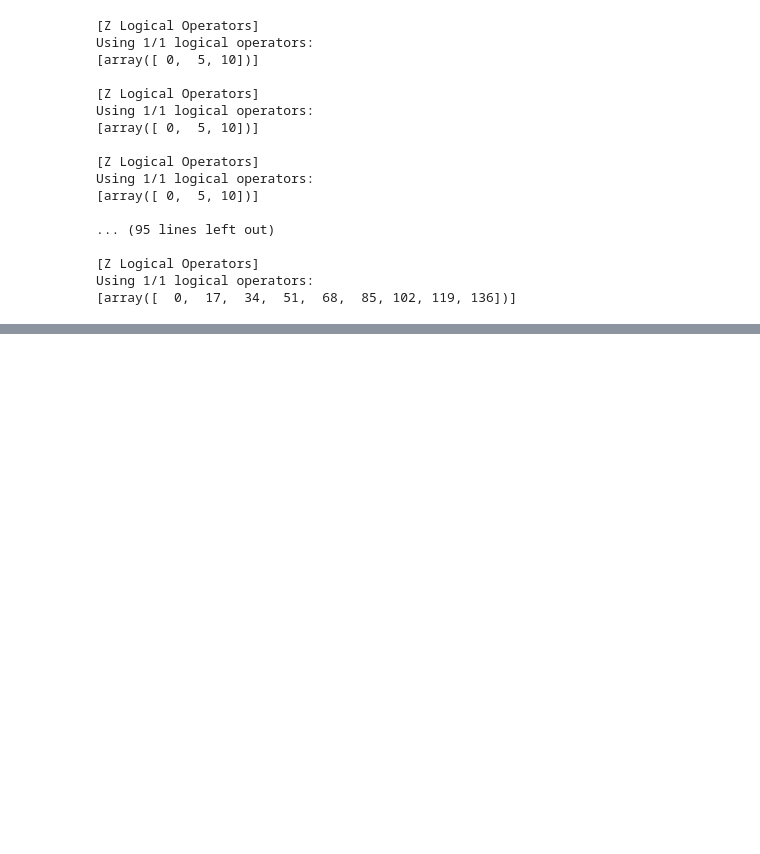
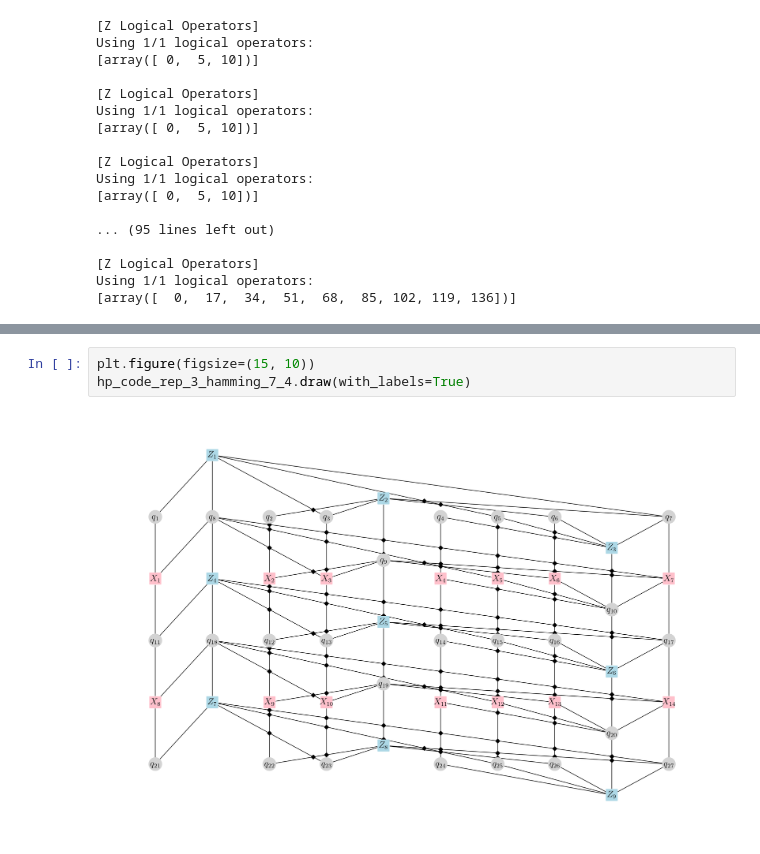
Before and after one commit to angelodibella/weave, a Jupyter notebook: examples/Tutorial.ipynb, the cells around one changed output, grey strips where cells are left out. Saved outputs shown, nothing was run; the diff lists cells and outputs as text; blank space fills up the shorter version.

```diff
--- a/examples/Tutorial.ipynb
+++ b/examples/Tutorial.ipynb
@@ -250,0 +190,5 @@ fig.set_dpi(120)  # Show it bigger
+# %%
+plt.figure(figsize=(15, 10))
+hp_code_rep_3_hamming_7_4.draw(with_labels=True)
+# %% [output]
+[figure, added]
```
Also changed, not shown: parts of 27 cells of this notebook, 4 other files.
